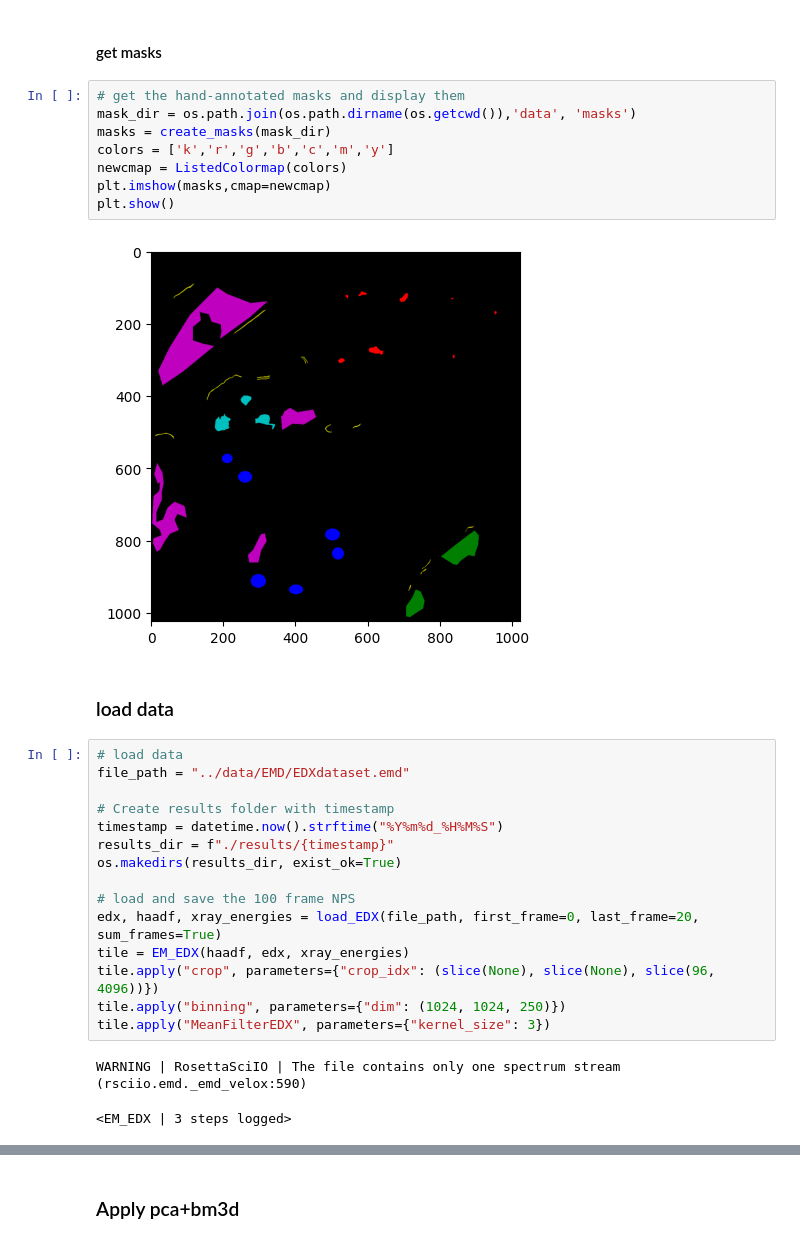
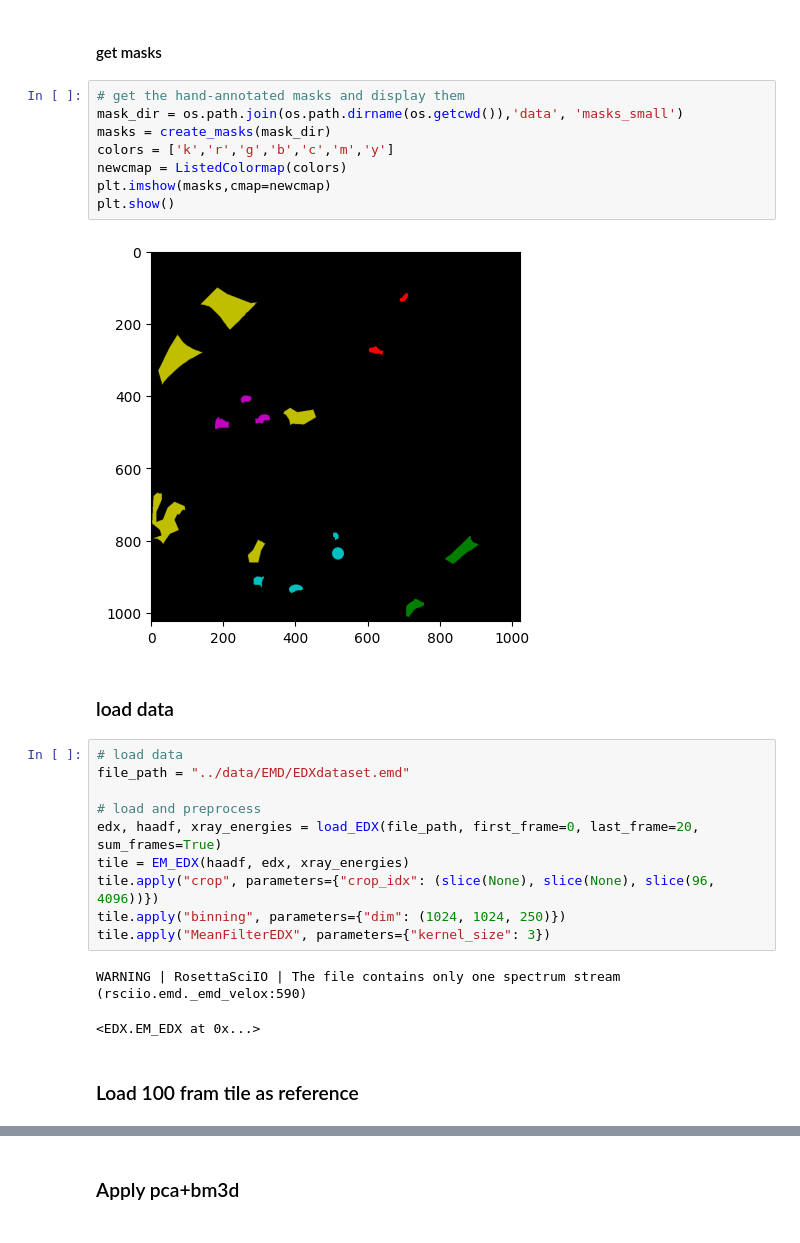
Before and after one commit to amjams/PreHyperspectralEDX, a Jupyter notebook: preprocessing_basic/04_projection_denosing.ipynb, the cells around one changed output, grey strips where cells are left out. Cells and saved outputs as stored; diff of their text form.

```diff
--- a/preprocessing_basic/04_projection_denosing.ipynb
+++ b/preprocessing_basic/04_projection_denosing.ipynb
@@ -60,26 +61,21 @@ plt.show()
 #### get masks
 # %%
 # get the hand-annotated masks and display them
-mask_dir = os.path.join(os.path.dirname(os.getcwd()),'data', 'masks')
+mask_dir = os.path.join(os.path.dirname(os.getcwd()),'data', 'masks_small')
 masks = create_masks(mask_dir)
 colors = ['k','r','g','b','c','m','y']
 newcmap = ListedColormap(colors)
 plt.imshow(masks,cmap=newcmap)
 plt.show()
 # %% [output]
-[figure, old version]
+[figure, new version]
 # %% [markdown]
 ### load data
 # %%
 # load data
 file_path = "../data/EMD/EDXdataset.emd"
 
-# Create results folder with timestamp
-timestamp = datetime.now().strftime("%Y%m%d_%H%M%S")
-results_dir = f"./results/{timestamp}"
-os.makedirs(results_dir, exist_ok=True)
-
-# load and save the 100 frame NPS
+# load and preprocess
 edx, haadf, xray_energies = load_EDX(file_path, first_frame=0, last_frame=20, sum_frames=True)
 tile = EM_EDX(haadf, edx, xray_energies)
 tile.apply("crop", parameters={"crop_idx": (slice(None), slice(None), slice(96, 4096))})
@@ -87,4 +83,6 @@ tile.apply("binning", parameters={"dim": (1024, 1024, 250)})
 tile.apply("MeanFilterEDX", parameters={"kernel_size": 3})
 # %% [output]
 WARNING | RosettaSciIO | The file contains only one spectrum stream (rsciio.emd._emd_velox:590)
-<EM_EDX | 3 steps logged>
+<EDX.EM_EDX at 0x...>
+# %% [markdown]
+### Load 100 fram tile as reference
```
Also changed, not shown: parts of 8 cells of this notebook, 7 other files.
